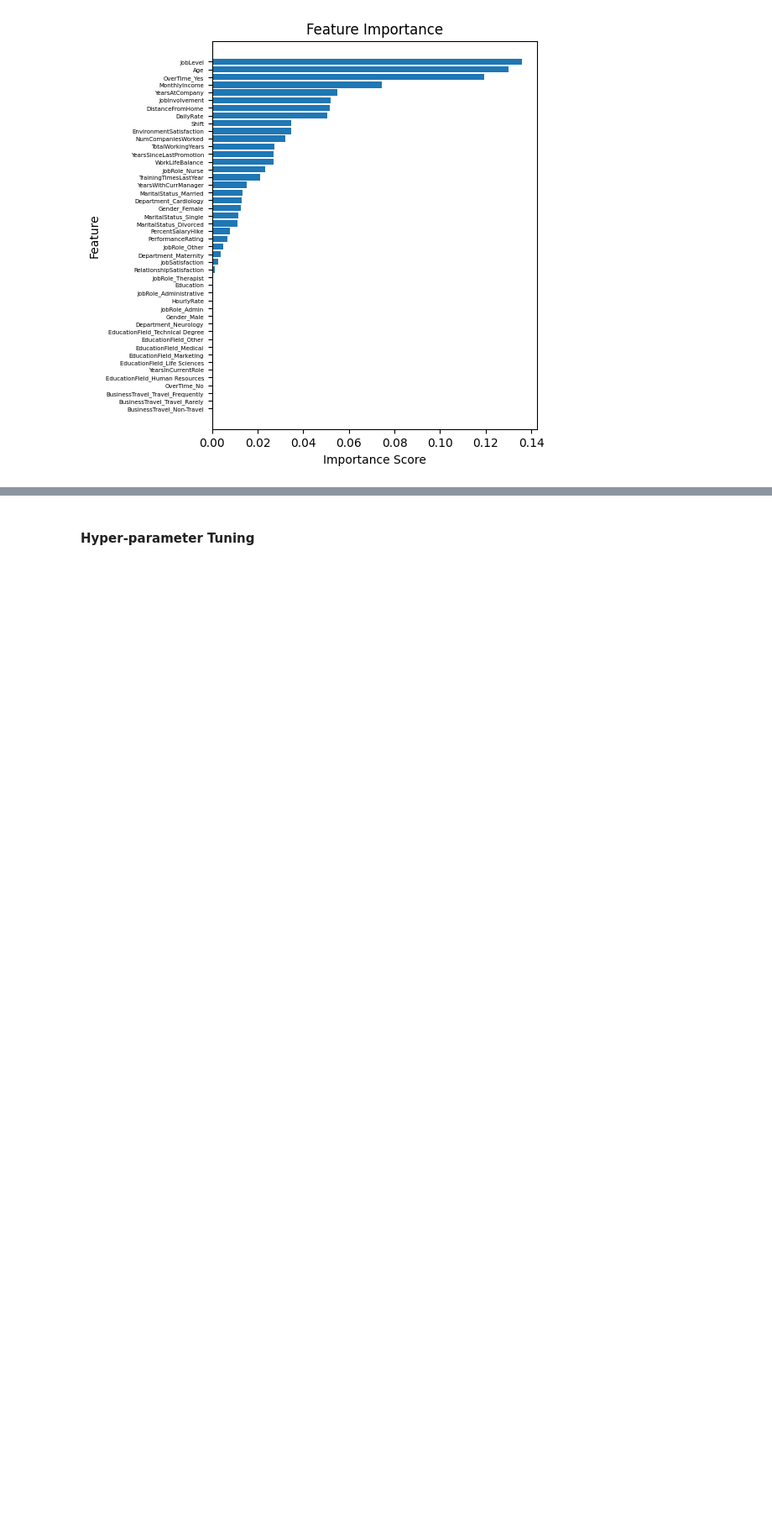
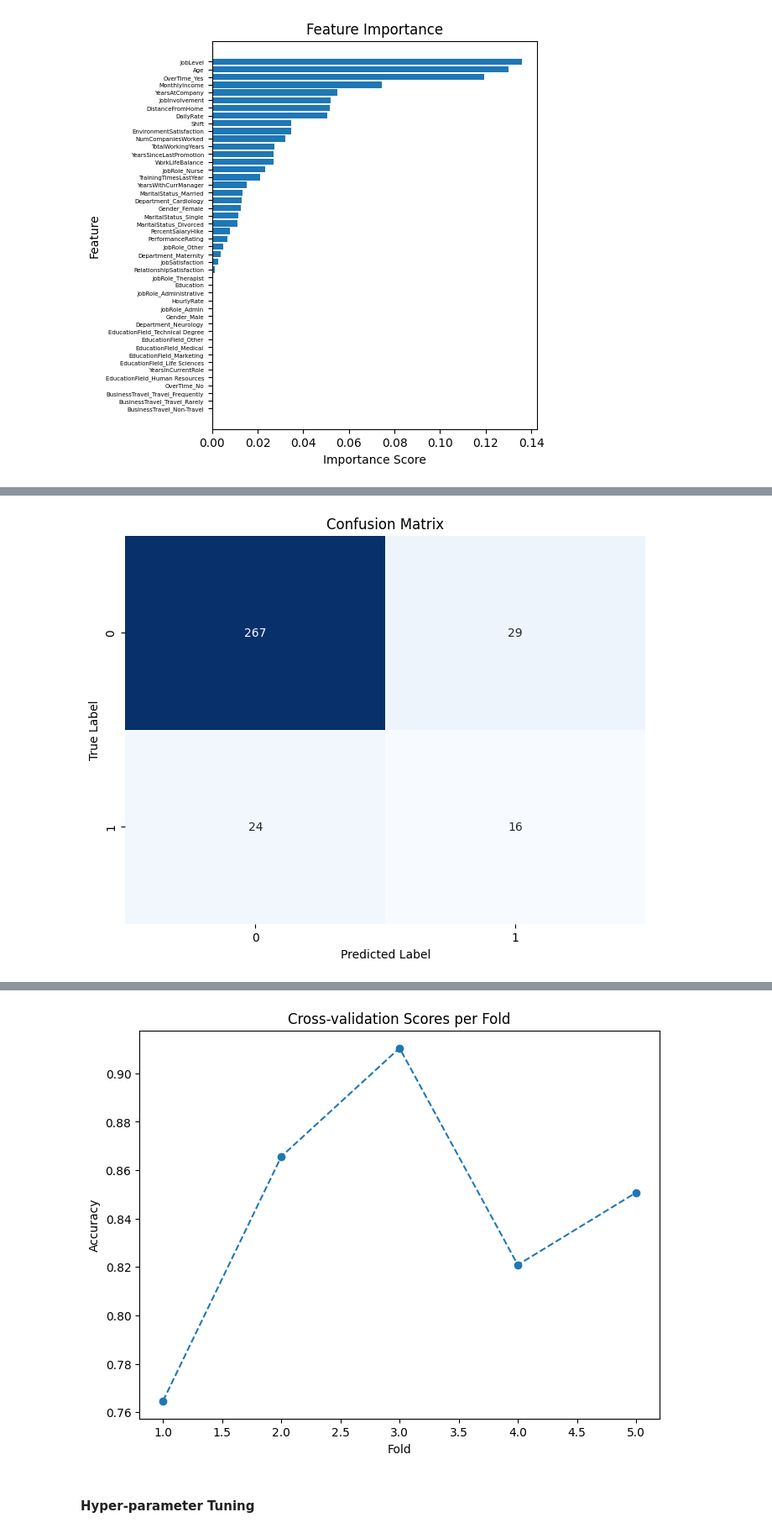
Before and after one commit to Jrk373/MachineLearningDemo, a Jupyter notebook: DecisionTreeClasifier.ipynb, the cells around one changed output, grey strips where cells are left out. Shown at 84% size. Drawn from its saved outputs; the diff is of its cells as text; code cells hidden in the pictures; blank space fills up the shorter version.

```diff
--- a/DecisionTreeClasifier.ipynb
+++ b/DecisionTreeClasifier.ipynb
@@ -979,0 +1019,77 @@ For those variables remaining, should we adjust the original data set through sc
+# %%
+import numpy as np
+import pandas as pd
+import matplotlib.pyplot as plt
+import seaborn as sns
+from sklearn.model_selection import cross_val_score, cross_val_predict
+from sklearn.metrics import accuracy_score, precision_score, recall_score, f1_score, confusion_matrix, classification_report
+
+
+# Cross Validation
+model = clf_dt_filtered  # Assuming 'clf_dt' is your trained DecisionTreeClassifier
+X = X_test_filtered     # Assuming 'X_test' is your feature data for testing
+y = y_test     # Assuming 'y_test' is your target variable data for testing
+cv_folds = 5   # Number of cross-validation folds
+
+
+# --- Cross-validation Scores ---
+cv_scores = cross_val_score(model, X, y, cv=cv_folds)
+
+print("\nCross-validation accuracy provides an estimate of how well the model generalizes to unseen data by evaluating its performance on different subsets of the data.")
+print('-' * 40)
+print("Cross-validation scores:", cv_scores)
+print("Mean CV accuracy:", cv_scores.mean())
+print('-' * 40)
+
+# --- Cross-validation Predictions ---
+y_pred = cross_val_predict(model, X, y, cv=cv_folds)
+
+
+# --- Performance Metrics ---
+accuracy = accuracy_score(y, y_pred)
+precision = precision_score(y, y_pred)
+recall = recall_score(y, y_pred)
+f1 = f1_score(y, y_pred)
+
+print("\nPerformance Metrics:")
+print('-' * 40)
+print(f"Accuracy: {accuracy:.4f}")
+print(f"Precision: {precision:.4f}")
+print(f"Recall: {recall:.4f}")
+print(f"F1-score: {f1:.4f}")
+print('-' * 40)
+print("\nAccuracy: Measures the overall correctness of the model's predictions.")
+print("Precision: Out of all the positive predictions, how many were actually positive.")
+print("Recall: Out of all the actual positive cases, how many did the model correctly identify.")
+print("F1-score: A balanced measure considering both precision and recall.")
+print('-' * 40)
+
+# --- Confusion Matrix ---
+cm = confusion_matrix(y, y_pred)
+
+print("\nThe confusion matrix provides a detailed breakdown of the model's predictions, showing the counts of true positives, true negatives, false positives, and false negatives.")
+plt.figure(figsize=(8, 6))
+sns.heatmap(cm, annot=True, cmap="Blues", fmt="d", cbar=False)
+plt.xlabel("Predicted Label")
+plt.ylabel("True Label")
+plt.title("Confusion Matrix")
+plt.show()
+print('-' * 40)
+
+# --- Classification Report ---
+print("\nThe classification report provides a comprehensive evaluation of the model's performance for each class, including precision, recall, F1-score, and support.")
+print("\nClassification Report:")
+print(classification_report(y, y_pred))
+print('-' * 40)
+
+
+# --- Visualizing Cross-validation Scores ---
+print("\nThis plot visualizes the accuracy scores for each fold of cross-validation, providing insights into the model's consistency and stability across different data subsets.")
+
+plt.figure(figsize=(8, 6))
+plt.plot(range(1, cv_folds + 1), cv_scores, marker='o', linestyle='--')
+plt.xlabel("Fold")
+plt.ylabel("Accuracy")
+plt.title("Cross-validation Scores per Fold")
+plt.show()
+# %% [output]
@@ -979,0 +1113 @@ For those variables remaining, should we adjust the original data set through sc
+[figure, added]
@@ -980,3 +1131,4 @@ For those variables remaining, should we adjust the original data set through sc
+[figure, added]
 # %% [markdown]
 #### Hyper-parameter Tuning
 # %% [markdown]
```
Also changed, not shown: parts of 19 cells of this notebook.
